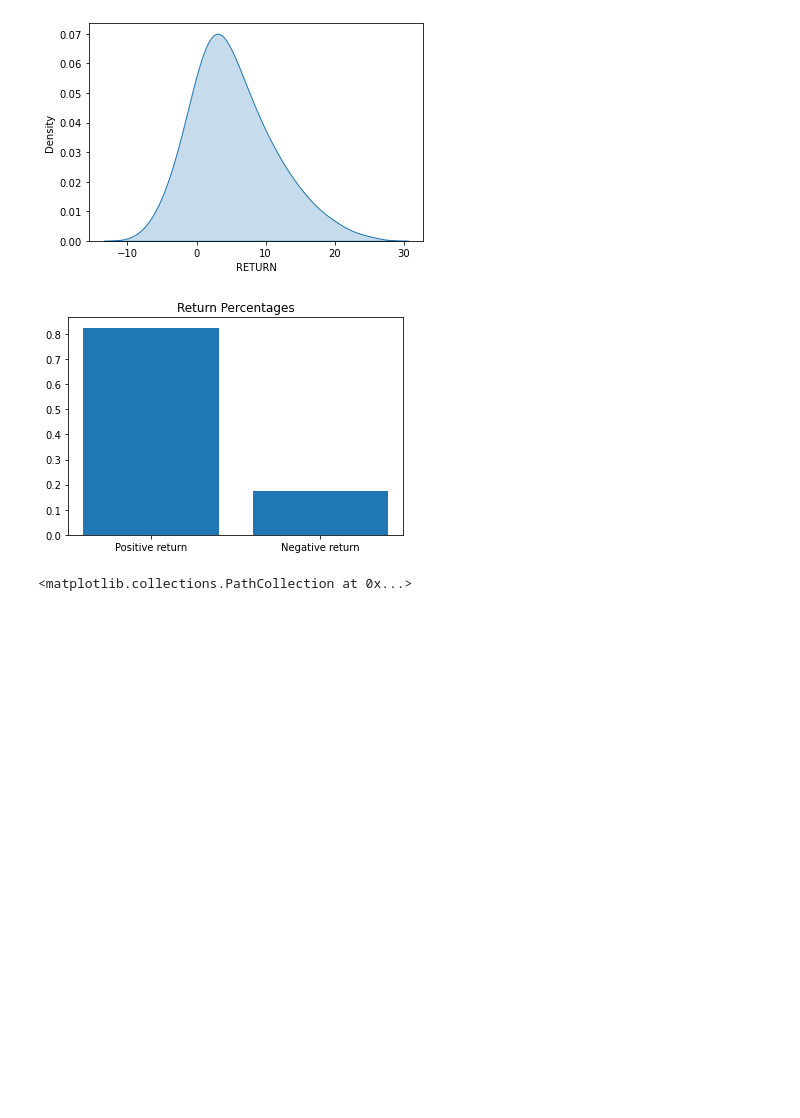
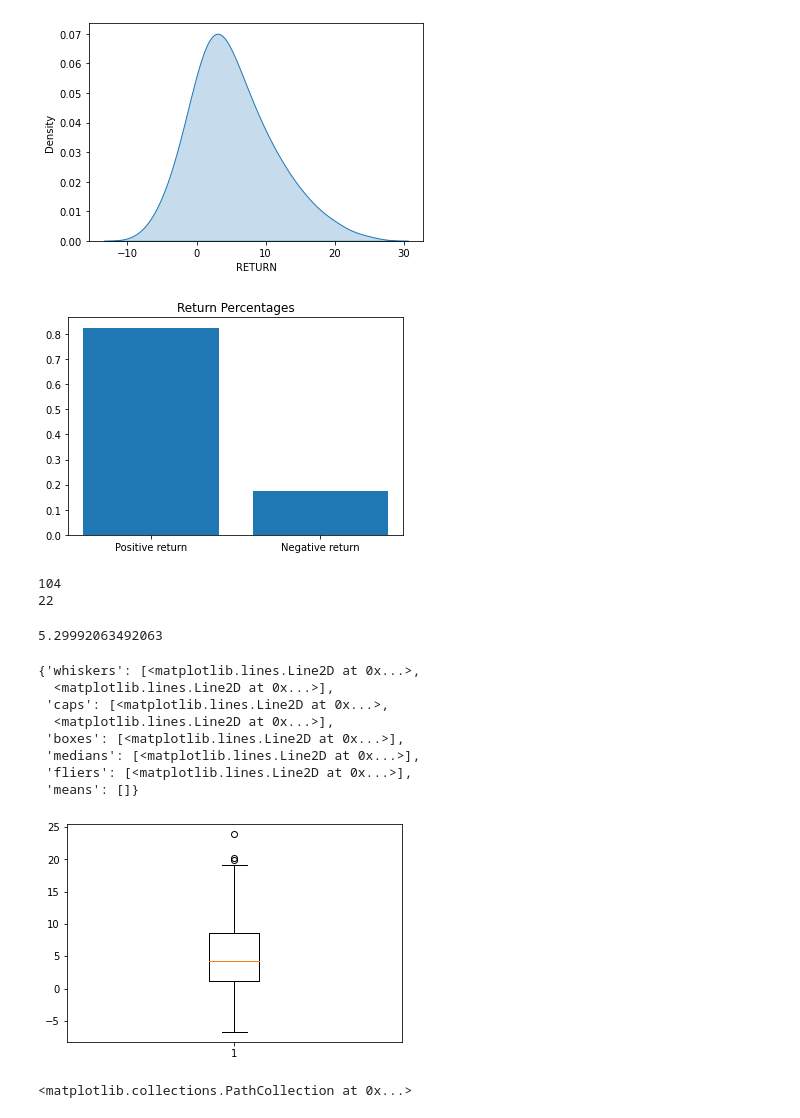
Before and after one commit to DTS1234/Programming-for-data-science-UPM-course-project, a Jupyter notebook: Analysis/Portfolio_data_analysis.ipynb, the cells around one changed output. Drawn from its saved outputs; the diff is of its cells as text; code cells hidden in the pictures; blank space fills up the shorter version.

```diff
--- a/Analysis/Portfolio_data_analysis.ipynb
+++ b/Analysis/Portfolio_data_analysis.ipynb
@@ -45,5 +48,30 @@ eje_y=[p,n]
 plt.bar(eje_x, eje_y)
 plt.title('Return Percentages')
 plt.show()
+# Number of positive and negative return portfolios
+print(len(positive))
+print(len(negative))
 # %% [output]
 [figure]
+104
+22
+# %%
+# Mean return over all portfolios
+df["RETURN"].mean()
+# %% [output]
+5.29992063492063
+# %%
+# Boxplot of returns
+returnportf = df['RETURN']
+matrix=returnportf
+plt.boxplot(matrix)
+# %% [output]
+{'whiskers': [<matplotlib.lines.Line2D at 0x...>,
+  <matplotlib.lines.Line2D at 0x...>],
+ 'caps': [<matplotlib.lines.Line2D at 0x...>,
+  <matplotlib.lines.Line2D at 0x...>],
+ 'boxes': [<matplotlib.lines.Line2D at 0x...>],
+ 'medians': [<matplotlib.lines.Line2D at 0x...>],
+ 'fliers': [<matplotlib.lines.Line2D at 0x...>],
+ 'means': []}
+[figure, added]
```
Also changed, not shown: parts of 11 cells of this notebook.
